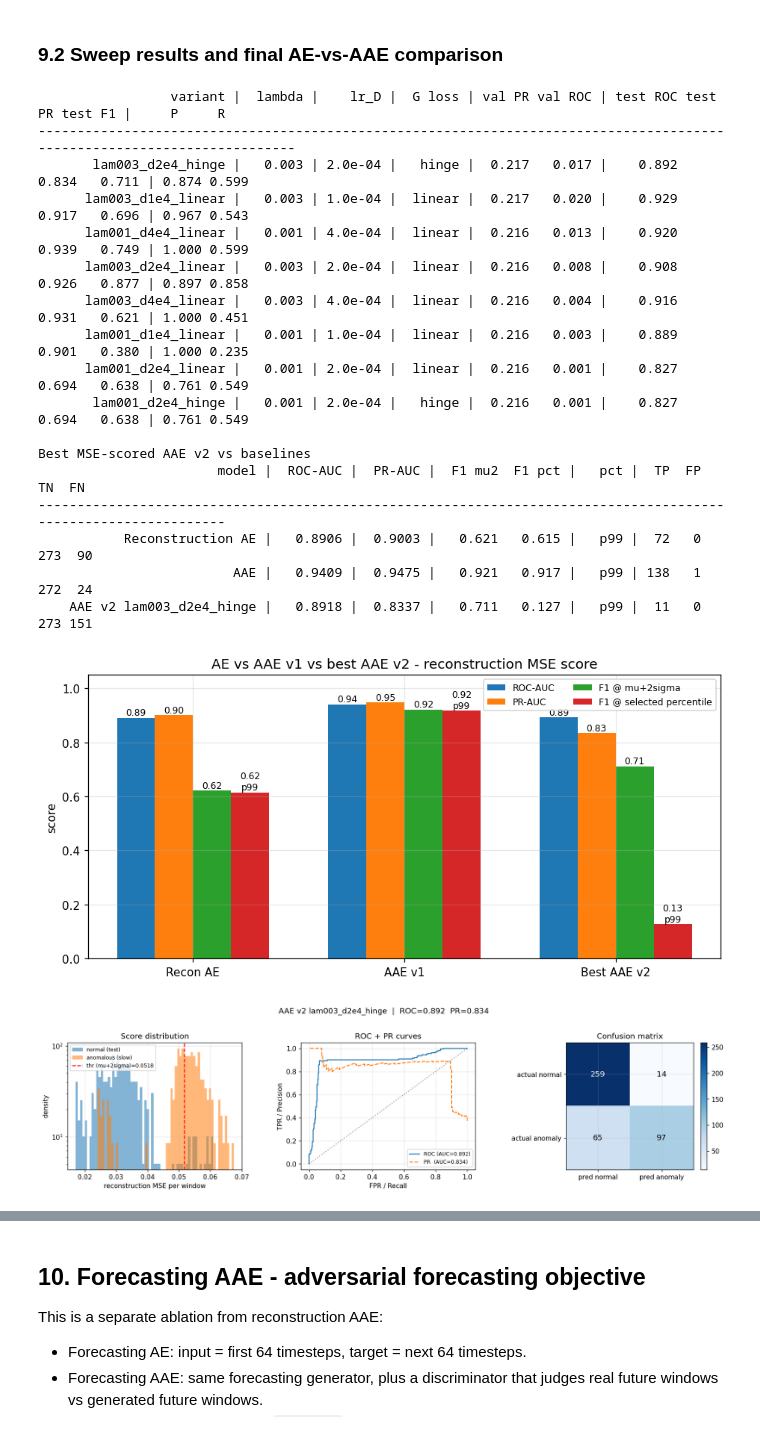
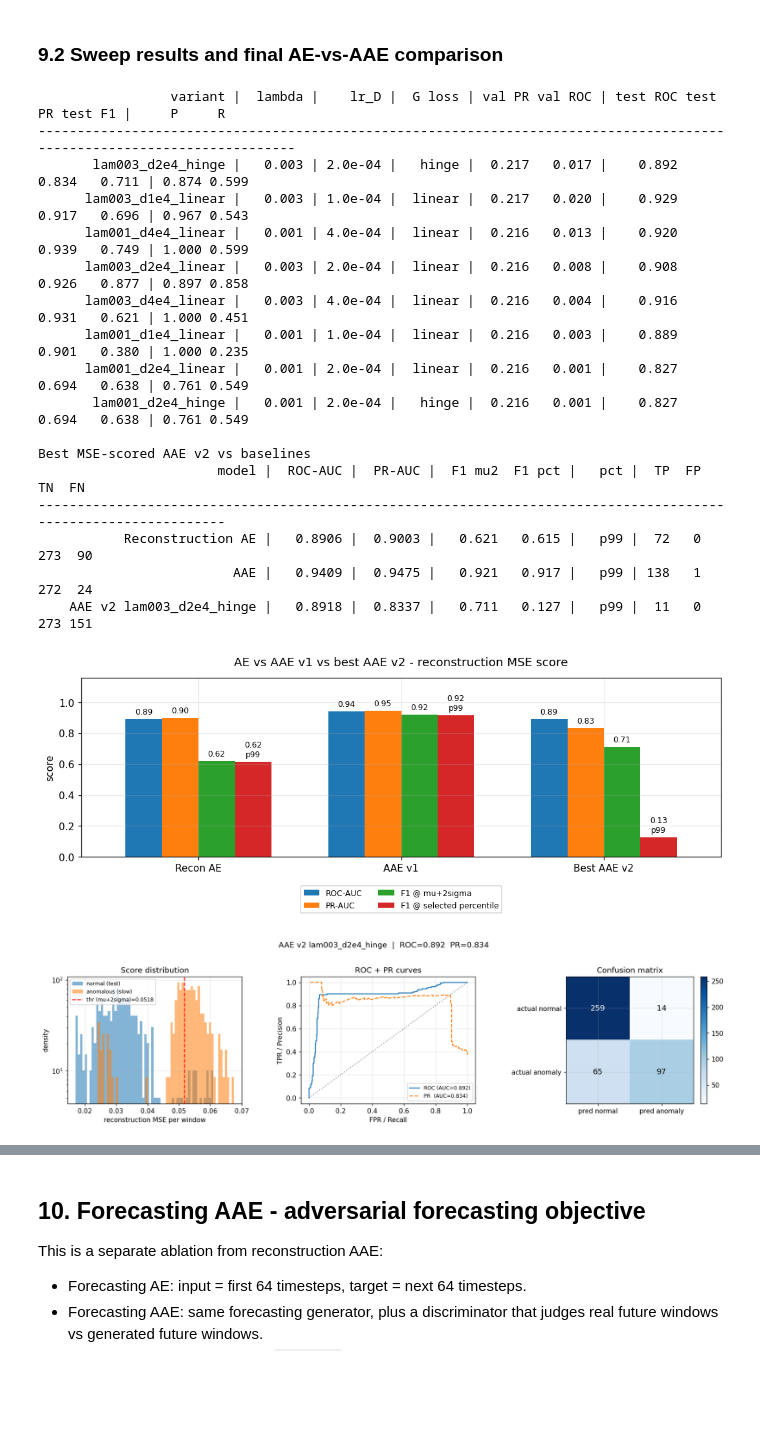
Before and after one commit to omarWafaay/ML_APP_Anomaly_Detection, a Jupyter notebook: AE_compare_semi_supervised.ipynb, the cells around one changed output, grey strips where cells are left out. Cells and saved outputs as stored; diff of their text form; code cells hidden in the pictures; blank space fills up the shorter version.

```diff
--- a/AE_compare_semi_supervised.ipynb
+++ b/AE_compare_semi_supervised.ipynb
@@ -574,20 +620,11 @@ f1_mu2 = [r["operating_points"]["mu+2sigma"]["F1"] for r in results]
 f1_pct = [r["best_percentile"]["test_F1"] for r in results]
 pct_rules = [r["best_percentile"]["rule"] for r in results]
 
-x = np.arange(len(labels)); w = 0.18
-fig, ax = plt.subplots(figsize=(8, 4))
-ax.bar(x - 1.5 * w, roc, width=w, label="ROC-AUC")
-ax.bar(x - 0.5 * w, pr, width=w, label="PR-AUC")
-ax.bar(x + 0.5 * w, f1_mu2, width=w, label="F1 @ mu+2sigma")
-ax.bar(x + 1.5 * w, f1_pct, width=w, label="F1 @ selected percentile")
-for i, v in enumerate(roc): ax.text(i - 1.5 * w, v + 0.01, f"{v:.2f}", ha="center", fontsize=8)
-for i, v in enumerate(pr):  ax.text(i - 0.5 * w, v + 0.01, f"{v:.2f}", ha="center", fontsize=8)
-for i, v in enumerate(f1_mu2): ax.text(i + 0.5 * w, v + 0.01, f"{v:.2f}", ha="center", fontsize=8)
-for i, v in enumerate(f1_pct): ax.text(i + 1.5 * w, v + 0.01, f"{v:.2f}\n{pct_rules[i]}", ha="center", fontsize=8)
-ax.set_xticks(x); ax.set_xticklabels(labels)
-ax.set_ylim(0.0, 1.05); ax.set_ylabel("score")
-ax.set_title("Reconstruction vs Forecasting AE — headline metrics")
-ax.legend(ncol=2, fontsize=8); plt.tight_layout(); plt.show()
+plot_metric_bars(
+    labels, roc, pr, f1_mu2, f1_pct, pct_rules,
+    title="Reconstruction vs Forecasting AE - headline metrics",
+    figsize=(8.8, 4.5),
+)
 
 # ---------------- save comparison JSON ---------------------------------
 summary = {
@@ -1293,20 +1321,11 @@ f1_mu2 = [r["operating_points"]["mu+2sigma"]["F1"] for r in results_aae_sweep]
 f1_pct = [r["best_percentile"]["test_F1"] for r in results_aae_sweep]
 pct_rules = [r["best_percentile"]["rule"] for r in results_aae_sweep]
 
-x = np.arange(len(labels)); w = 0.18
-fig, ax = plt.subplots(figsize=(8.5, 4.2))
-ax.bar(x - 1.5 * w, roc, width=w, label="ROC-AUC")
-ax.bar(x - 0.5 * w, pr, width=w, label="PR-AUC")
-ax.bar(x + 0.5 * w, f1_mu2, width=w, label="F1 @ mu+2sigma")
-ax.bar(x + 1.5 * w, f1_pct, width=w, label="F1 @ selected percentile")
-for i, v in enumerate(roc): ax.text(i - 1.5 * w, v + 0.01, f"{v:.2f}", ha="center", fontsize=8)
-for i, v in enumerate(pr): ax.text(i - 0.5 * w, v + 0.01, f"{v:.2f}", ha="center", fontsize=8)
-for i, v in enumerate(f1_mu2): ax.text(i + 0.5 * w, v + 0.01, f"{v:.2f}", ha="center", fontsize=8)
-for i, v in enumerate(f1_pct): ax.text(i + 1.5 * w, v + 0.01, f"{v:.2f}\n{pct_rules[i]}", ha="center", fontsize=8)
-ax.set_xticks(x); ax.set_xticklabels(labels)
-ax.set_ylim(0.0, 1.05); ax.set_ylabel("score")
-ax.set_title("AE vs AAE v1 vs best AAE v2 - reconstruction MSE score")
-ax.legend(ncol=2, fontsize=8); plt.tight_layout(); plt.show()
+plot_metric_bars(
+    labels, roc, pr, f1_mu2, f1_pct, pct_rules,
+    title="AE vs AAE v1 vs best AAE v2 - reconstruction MSE score",
+    figsize=(9.8, 4.6),
+)
 
 plot_diagnostics(aae_v2_best_res, score_label="reconstruction MSE per window")
 
@@ -1339,34 +1358,34 @@ summary_aae_v2_sweep = {
         "AAE v1": compact_result(aae_res),
     },
 }
 with open(OUTPUT_DIR / "compare_aae_v2_sweep.json", "w", encoding="utf-8") as f:
     json.dump(summary_aae_v2_sweep, f, indent=2, default=float)
 print("\nsaved ->", OUTPUT_DIR / "compare_aae_v2_sweep.json")
 
 print("\nBest AAE v2 vs AAE v1:")
 print(f"  Delta ROC-AUC = {aae_v2_best_res['roc_auc'] - aae_res['roc_auc']:+.4f}")
 print(f"  Delta PR-AUC  = {aae_v2_best_res['pr_auc'] - aae_res['pr_auc']:+.4f}")
 print(f"  Delta F1 mu2  = {aae_v2_best_res['operating_points']['mu+2sigma']['F1'] - aae_res['operating_points']['mu+2sigma']['F1']:+.4f}")
 print(f"  Delta F1 pct  = {aae_v2_best_res['best_percentile']['test_F1'] - aae_res['best_percentile']['test_F1']:+.4f}")
 # %% [output]
                  variant |  lambda |    lr_D |  G loss | val PR val ROC | test ROC test PR test F1 |     P     R
 -------------------------------------------------------------------------------------------------------------------------
        lam003_d2e4_hinge |   0.003 | 2.0e-04 |   hinge |  0.217   0.017 |    0.892   0.834   0.711 | 0.874 0.599
       lam003_d1e4_linear |   0.003 | 1.0e-04 |  linear |  0.217   0.020 |    0.929   0.917   0.696 | 0.967 0.543
       lam001_d4e4_linear |   0.001 | 4.0e-04 |  linear |  0.216   0.013 |    0.920   0.939   0.749 | 1.000 0.599
       lam003_d2e4_linear |   0.003 | 2.0e-04 |  linear |  0.216   0.008 |    0.908   0.926   0.877 | 0.897 0.858
       lam003_d4e4_linear |   0.003 | 4.0e-04 |  linear |  0.216   0.004 |    0.916   0.931   0.621 | 1.000 0.451
       lam001_d1e4_linear |   0.001 | 1.0e-04 |  linear |  0.216   0.003 |    0.889   0.901   0.380 | 1.000 0.235
       lam001_d2e4_linear |   0.001 | 2.0e-04 |  linear |  0.216   0.001 |    0.827   0.694   0.638 | 0.761 0.549
        lam001_d2e4_hinge |   0.001 | 2.0e-04 |   hinge |  0.216   0.001 |    0.827   0.694   0.638 | 0.761 0.549
 
 Best MSE-scored AAE v2 vs baselines
                        model |  ROC-AUC |  PR-AUC |  F1 mu2  F1 pct |   pct |  TP  FP  TN  FN
 ----------------------------------------------------------------------------------------------------------------
            Reconstruction AE |   0.8906 |  0.9003 |   0.621   0.615 |   p99 |  72   0 273  90
                          AAE |   0.9409 |  0.9475 |   0.921   0.917 |   p99 | 138   1 272  24
     AAE v2 lam003_d2e4_hinge |   0.8918 |  0.8337 |   0.711   0.127 |   p99 |  11   0 273 151
-[figure, old version]
+[figure, new version]
 [figure]
 saved -> c:\Users\siava\Desktop\4th_Semester\ML-App\project-AM01\github_version\ML_APP_Anomaly_Detection\outputs\ae_compare\compare_aae_v2_sweep.json
 
```
Also changed, not shown: parts of 11 cells of this notebook, 7 other files.
